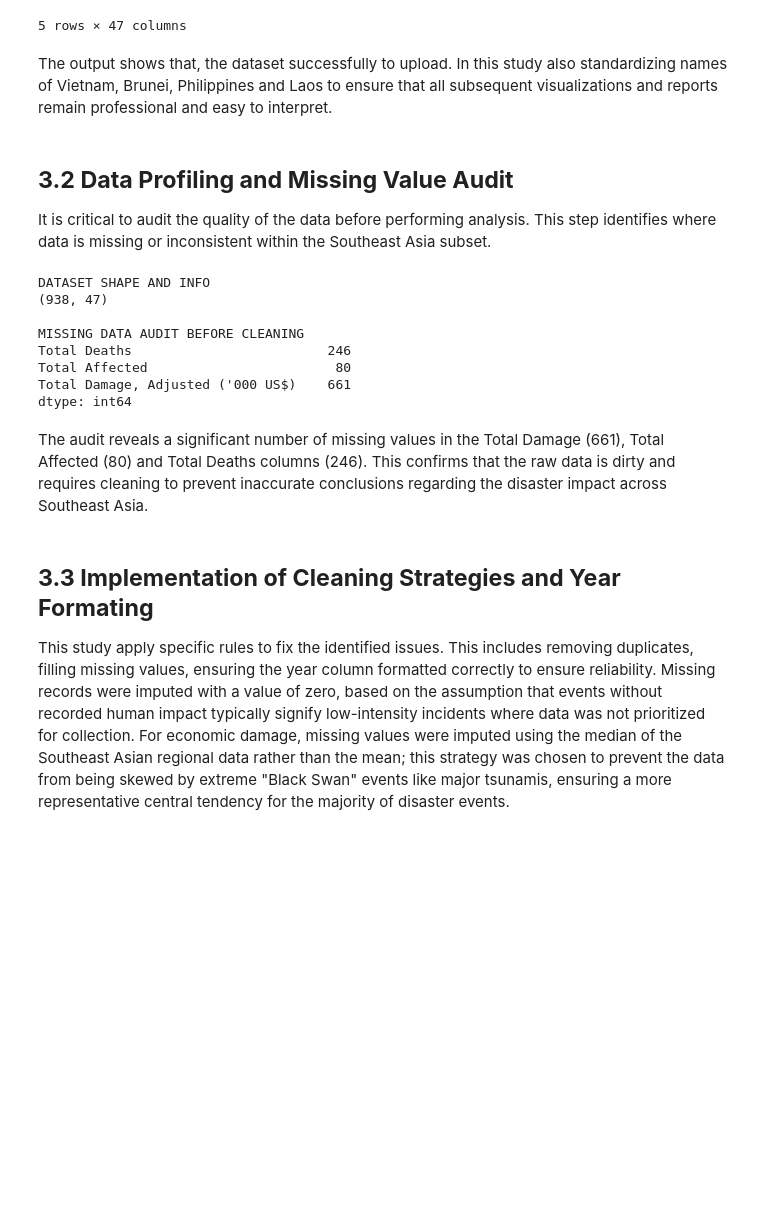
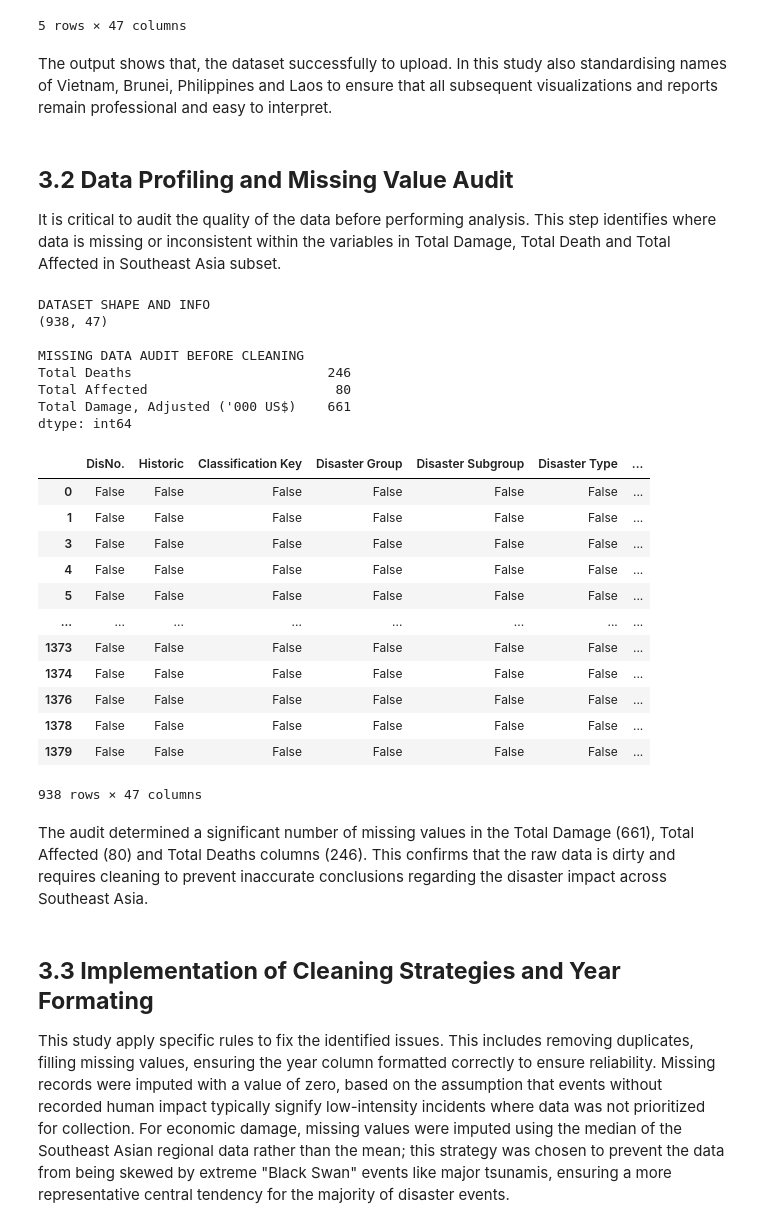
Before and after one commit to Rozieyati/Project_2_Data_Science, a Jupyter notebook: P166417_Impact_Analysis_of_Natural_Disasters_in_Asia.ipynb, the cells around one changed output. Cells and saved outputs as stored; diff of their text form; code cells hidden in the pictures; blank space fills up the shorter version.

```diff
--- a/P166417_Impact_Analysis_of_Natural_Disasters_in_Asia.ipynb
+++ b/P166417_Impact_Analysis_of_Natural_Disasters_in_Asia.ipynb
@@ -89,30 +89,46 @@ Dataset filtered to Southeast Asia countries
 | 5 | 2009-0354-IDN | No | nat-geo-ear-gro | Natural | Geophysical | Earthquake | ... |
 5 rows × 47 columns
 # %% [markdown]
-The output shows that, the dataset successfully to upload. In this study also standardizing names of Vietnam, Brunei, Philippines and Laos to ensure that all subsequent visualizations and reports remain professional and easy to interpret.
+The output shows that, the dataset successfully to upload. In this study also standardising names of Vietnam, Brunei, Philippines and Laos to ensure that all subsequent visualizations and reports remain professional and easy to interpret.
 # %% [markdown]
 ## **3.2 Data Profiling and Missing Value Audit**
 
-It is critical to audit the quality of the data before performing analysis. This step identifies where data is missing or inconsistent within the Southeast Asia subset.
+It is critical to audit the quality of the data before performing analysis. This step identifies where data is missing or inconsistent within the variables in Total Damage, Total Death and Total Affected in Southeast Asia subset.
 # %%
 # Check data structure
 print("DATASET SHAPE AND INFO")
 print(df_sea.shape)
 
-# AUDIT: CHECK FOR MISSING DATA
+# Audit: Check for missing data
 print("\nMISSING DATA AUDIT BEFORE CLEANING")
 print(df_sea[['Total Deaths', 'Total Affected', "Total Damage, Adjusted ('000 US$)"]].isnull().sum())
+
+# Check the presence of null value - True of False
+pd.isnull(df_sea)
 # %% [output]
 DATASET SHAPE AND INFO
 (938, 47)
 
 MISSING DATA AUDIT BEFORE CLEANING
 Total Deaths                         246
 Total Affected                        80
 Total Damage, Adjusted ('000 US$)    661
 dtype: int64
+|  | DisNo. | Historic | Classification Key | Disaster Group | Disaster Subgroup | Disaster Type | ... |
+| 0 | False | False | False | False | False | False | ... |
+| 1 | False | False | False | False | False | False | ... |
+| 3 | False | False | False | False | False | False | ... |
+| 4 | False | False | False | False | False | False | ... |
+| 5 | False | False | False | False | False | False | ... |
+| ... | ... | ... | ... | ... | ... | ... | ... |
+| 1373 | False | False | False | False | False | False | ... |
+| 1374 | False | False | False | False | False | False | ... |
+| 1376 | False | False | False | False | False | False | ... |
+| 1378 | False | False | False | False | False | False | ... |
+| 1379 | False | False | False | False | False | False | ... |
+938 rows × 47 columns
 # %% [markdown]
-The audit reveals a significant number of missing values in the Total Damage (661), Total Affected (80) and Total Deaths columns (246). This confirms that the raw data is dirty and requires cleaning to prevent inaccurate conclusions regarding the disaster impact across Southeast Asia.
+The audit determined a significant number of missing values in the Total Damage (661), Total Affected (80) and Total Deaths columns (246). This confirms that the raw data is dirty and requires cleaning to prevent inaccurate conclusions regarding the disaster impact across Southeast Asia.
 # %% [markdown]
 ## **3.3 Implementation of Cleaning Strategies and Year Formating**
 
```
Also changed, not shown: parts of 3 cells of this notebook.
